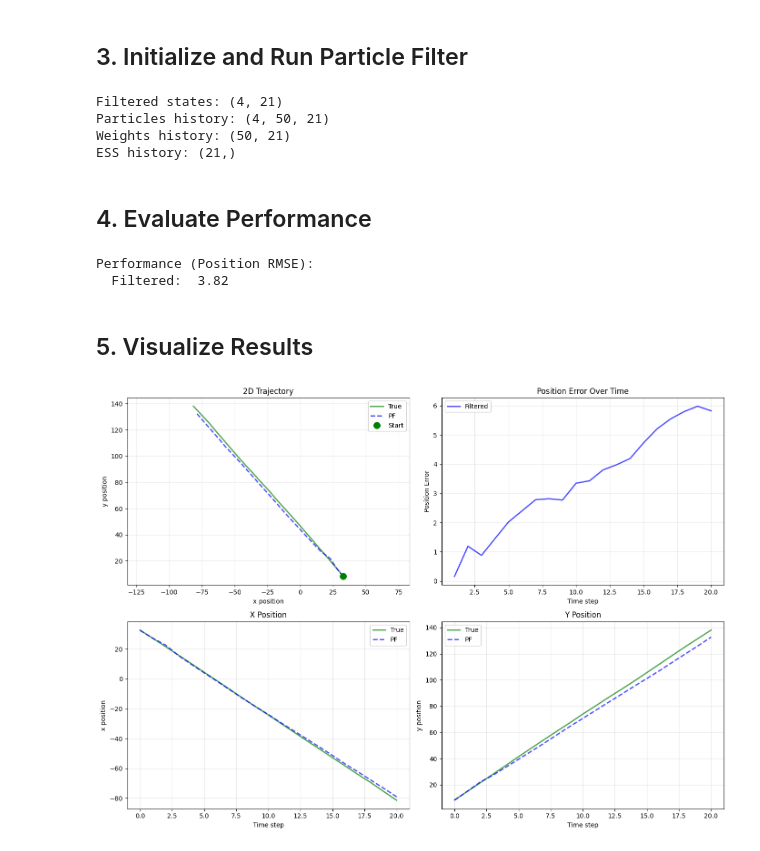
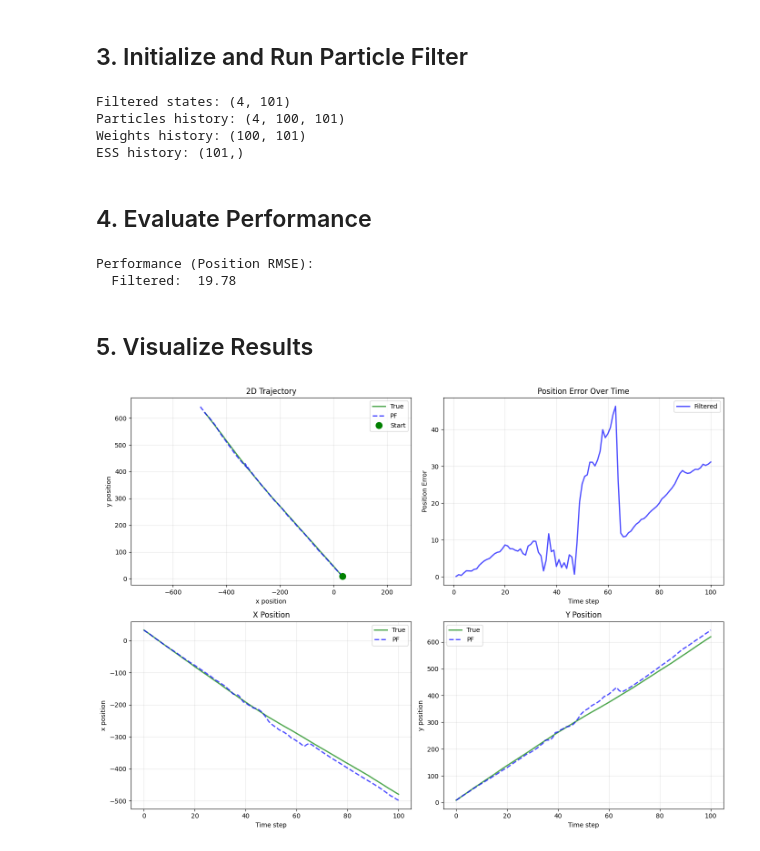
Before and after one commit to ChunchaoPeter/ml_simulation_research, a Jupyter notebook: ekf_ukf_pf/pf_demo.ipynb, the cells around one changed output. Drawn from its saved outputs; the diff is of its cells as text; code cells hidden in the pictures.

```diff
--- a/ekf_ukf_pf/pf_demo.ipynb
+++ b/ekf_ukf_pf/pf_demo.ipynb
@@ -39,7 +39,7 @@ model = RangeBearingModel(
     seed=42
 )
 
-T = 20
+T = 100
 true_states, obs = model.simulate_trajectory(T=T)
 
 print(f"Generated {T} observations")
@@ -110,7 +110,7 @@ pf = ParticleFilter(
     process_noise_sampler=process_noise_sampler,
     observation_likelihood_fn=observation_likelihood_fn,
     x0_sampler=x0_sampler(x0, Sigma0),
-    num_particles=50,
+    num_particles=100,
     resample_method='multinomial',
     dtype=tf.float64
 )
@@ -125,20 +125,19 @@ print(f"Particles history: {particles_history.shape}")
 print(f"Weights history: {weights_history.shape}")
 print(f"ESS history: {ess_history.shape}")
 # %% [output]
-Filtered states: (4, 21)
-Particles history: (4, 50, 21)
-Weights history: (50, 21)
-ESS history: (21,)
+Filtered states: (4, 101)
+Particles history: (4, 100, 101)
+Weights history: (100, 101)
+ESS history: (101,)
 # %% [markdown]
 ## 4. Evaluate Performance
 # %%
-# Convert to float32 for comparison
-filtered_states_f32 = tf.cast(filtered_states, tf.float64)
+filtered_states = tf.cast(filtered_states, tf.float64)
 
 # Position RMSE
 pos_error_filtered = tf.sqrt(
-    (filtered_states_f32[0, 1:] - true_states[0, 1:])**2 +
-    (filtered_states_f32[2, 1:] - true_states[2, 1:])**2
+    (filtered_states[0, 1:] - true_states[0, 1:])**2 +
+    (filtered_states[2, 1:] - true_states[2, 1:])**2
 )
 
 rmse_filtered = tf.sqrt(tf.reduce_mean(pos_error_filtered**2))
@@ -147,14 +146,14 @@ print("\nPerformance (Position RMSE):")
 print(f"  Filtered:  {rmse_filtered.numpy():.2f}")
 # %% [output]
 Performance (Position RMSE):
-  Filtered:  3.82
+  Filtered:  19.78
 # %% [markdown]
 ## 5. Visualize Results
 # %%
 fig, axes = plt.subplots(2, 2, figsize=(14, 10))
 
 # Convert filtered states to numpy for plotting
-filtered_np = filtered_states_f32.numpy()
+filtered_np = filtered_states.numpy()
 true_np = true_states.numpy()
 
 # 2D Trajectory
@@ -176,34 +175,34 @@ ax.plot(time_steps, pos_error_filtered.numpy(), 'b-', linewidth=2, label='Filter
 ax.set_xlabel('Time step')
 ax.set_ylabel('Position Error')
 ax.set_title('Position Error Over Time')
 ax.grid(True, alpha=0.3)
 ax.legend()
 
 # X Position
 ax = axes[1, 0]
 state_time = np.arange(0, T+1)
 ax.plot(state_time, true_np[0, :], 'g-', linewidth=2, label='True', alpha=0.7)
 ax.plot(state_time, filtered_np[0, :], 'b--', linewidth=2, label='PF', alpha=0.7)
 ax.set_xlabel('Time step')
 ax.set_ylabel('x position')
 ax.set_title('X Position')
 ax.grid(True, alpha=0.3)
 ax.legend()
 
 # Y Position
 ax = axes[1, 1]
 ax.plot(state_time, true_np[2, :], 'g-', linewidth=2, label='True', alpha=0.7)
 ax.plot(state_time, filtered_np[2, :], 'b--', linewidth=2, label='PF', alpha=0.7)
 ax.set_xlabel('Time step')
 ax.set_ylabel('y position')
 ax.set_title('Y Position')
 ax.grid(True, alpha=0.3)
 ax.legend()
 
 plt.tight_layout()
 plt.show()
 # %% [output]
-[figure, old version]
+[figure, new version]
 # %%
 fig, axes = plt.subplots(2, 1, figsize=(14, 10))
 
```
Also changed, not shown: parts of 7 cells of this notebook, 1 other file.
